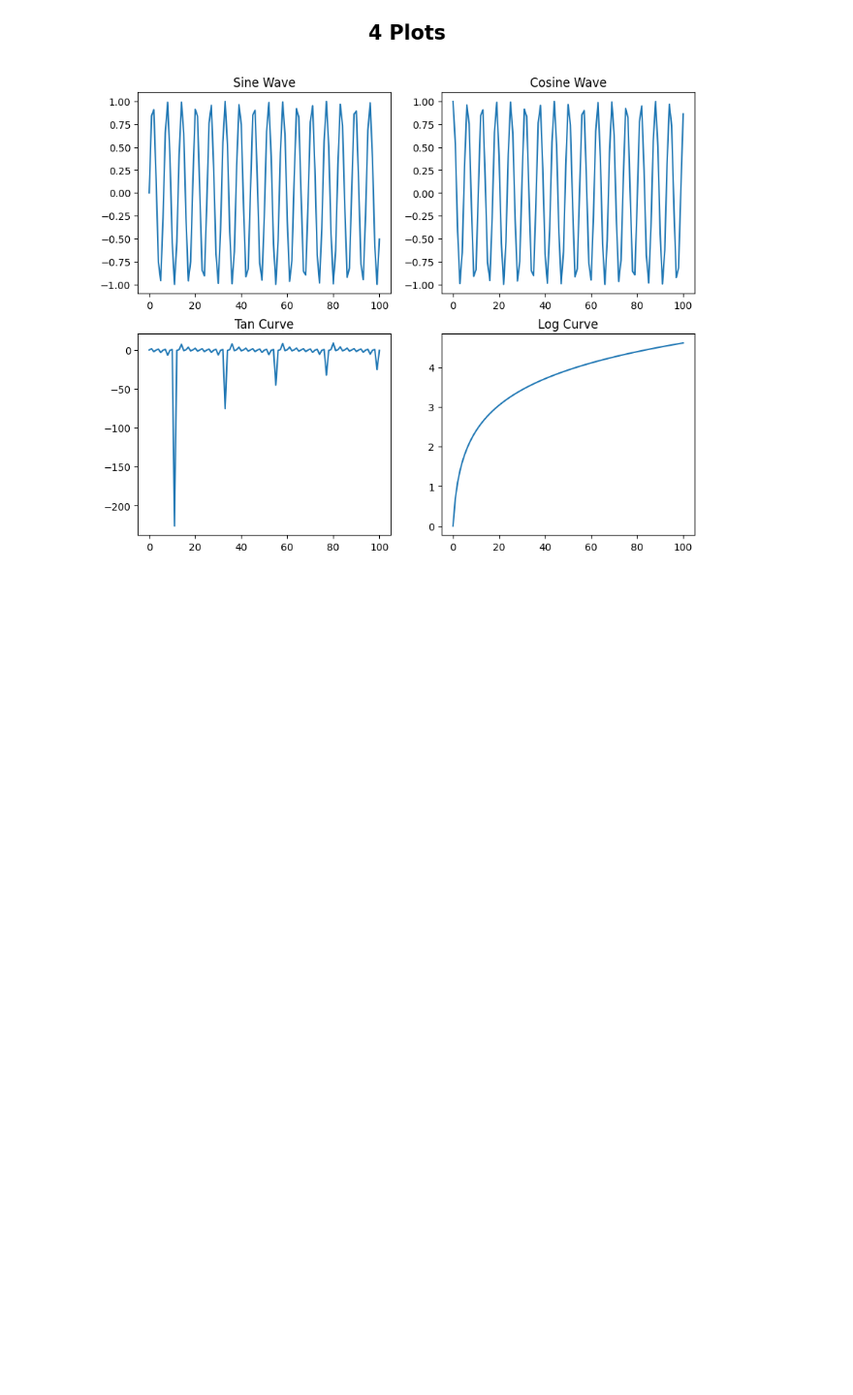
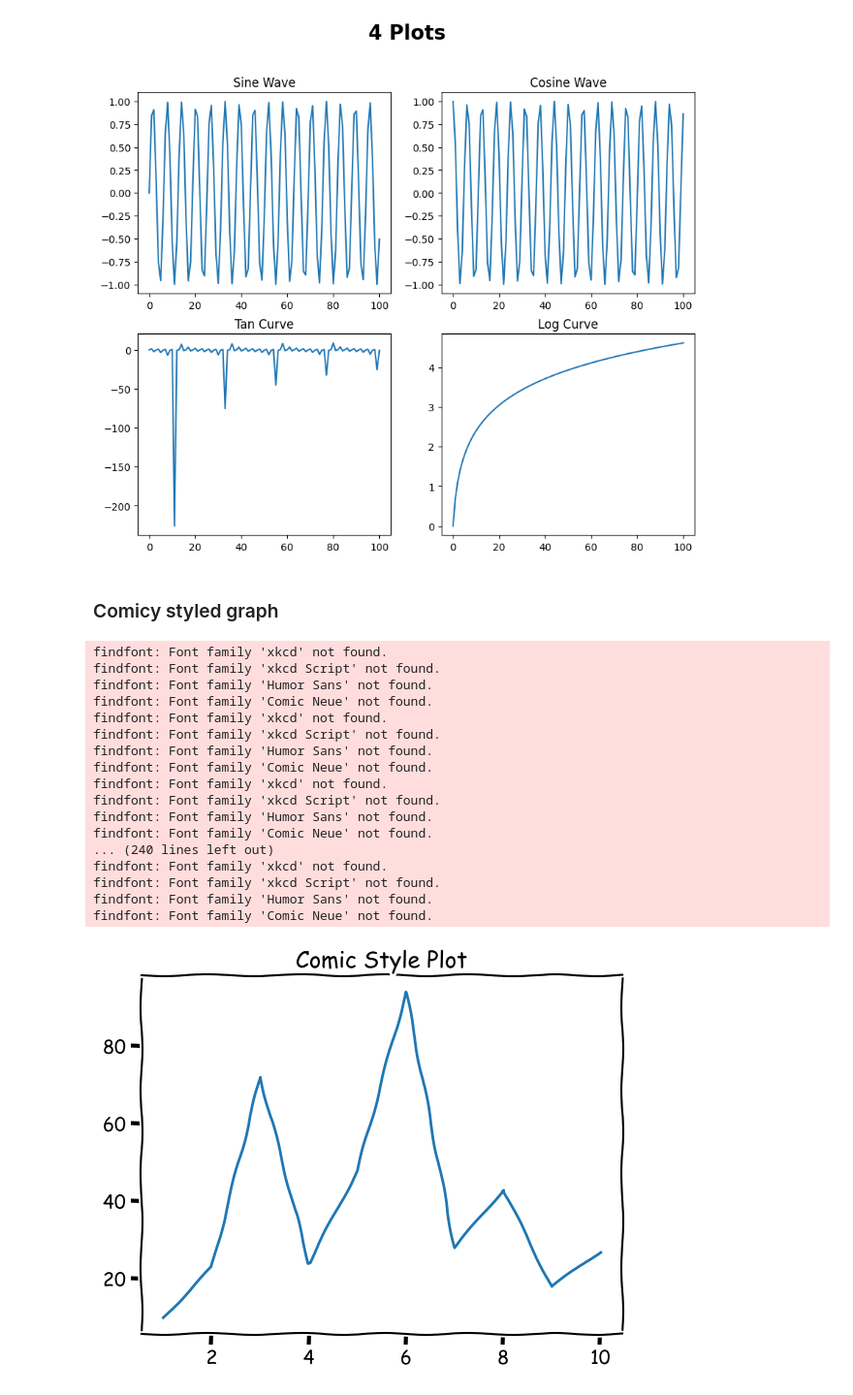
Before and after one commit to kamal-stark-dev/Learning, a Jupyter notebook: Python/Matplotlib/01-Basics.ipynb, the cells around one changed output. Shown at 97% size. Drawn from its saved outputs; the diff is of its cells as text; code cells hidden in the pictures; blank space fills up the shorter version.

```diff
--- a/Python/Matplotlib/01.ipynb
+++ b/Python/Matplotlib/01-Basics.ipynb
@@ -297,5 +299,40 @@ plt.savefig("./figures/4-Plots.png", dpi=200) # increase dpi for higher quality,
 plt.show()
 # %% [output]
 [figure]
+# %% [markdown]
+### Comicy styled graph
+# %%
+import matplotlib.pyplot as plt
+
+x = [_ for _ in range(1, 11)]
+y = [10, 23, 72, 24, 48, 94, 28, 43, 18, 27]
+
+plt.xkcd()
+
+plt.title("Comic Style Plot")
+plt.plot(x, y)
+
+# plt.savefig("./figures/Comic-Styled-plot.png")
+
+plt.show()
+# %% [output]
+findfont: Font family 'xkcd' not found.
+findfont: Font family 'xkcd Script' not found.
+findfont: Font family 'Humor Sans' not found.
+findfont: Font family 'Comic Neue' not found.
+findfont: Font family 'xkcd' not found.
+findfont: Font family 'xkcd Script' not found.
+findfont: Font family 'Humor Sans' not found.
+findfont: Font family 'Comic Neue' not found.
+findfont: Font family 'xkcd' not found.
+findfont: Font family 'xkcd Script' not found.
+findfont: Font family 'Humor Sans' not found.
+findfont: Font family 'Comic Neue' not found.
+... (240 lines left out)
+findfont: Font family 'xkcd' not found.
+findfont: Font family 'xkcd Script' not found.
+findfont: Font family 'Humor Sans' not found.
+findfont: Font family 'Comic Neue' not found.
+[figure, added]
 # %%
 # That's it for now : )
```
Also changed, not shown: parts of 10 cells of this notebook, 6 other files.
